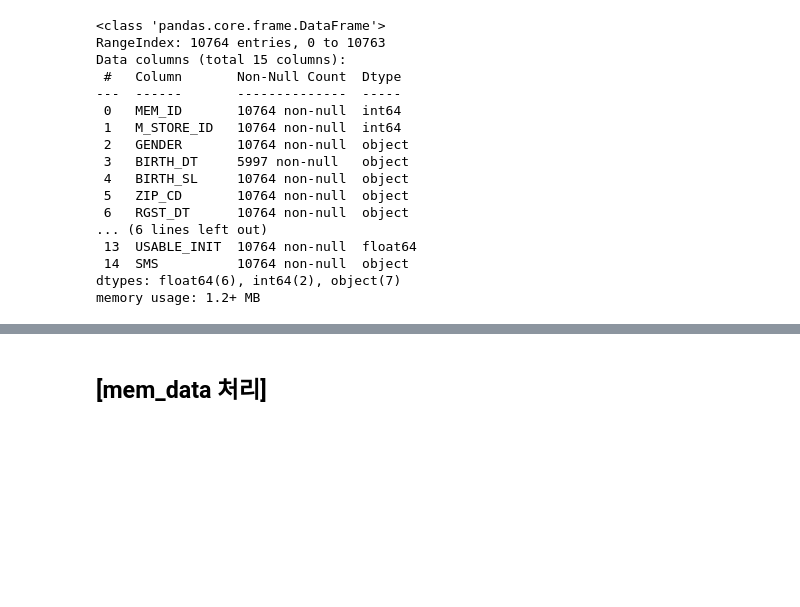
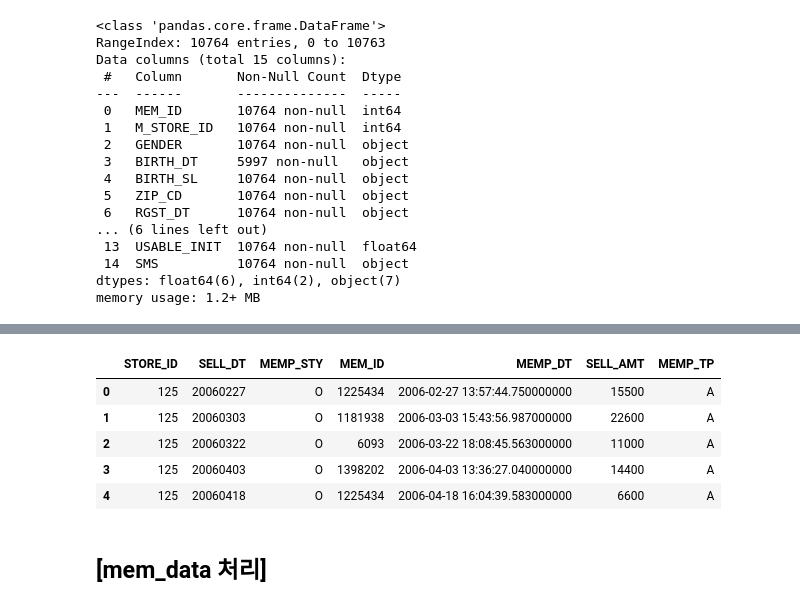
Before and after one commit to luckyspia/TIL, a Jupyter notebook: Machine_Learning/09.Practice_Part_1.ipynb, the cells around one changed output, grey strips where cells are left out. Drawn from its saved outputs; the diff is of its cells as text; code cells hidden in the pictures; blank space fills up the shorter version.

```diff
--- a/Machine_Learning/09.Practice_Part_1.ipynb
+++ b/Machine_Learning/09.Practice_Part_1.ipynb
@@ -30,3 +39,12 @@ memory usage: 1.2+ MB
+# %%
+mem_tr.head()
+# %% [output]
+|  | STORE_ID | SELL_DT | MEMP_STY | MEM_ID | MEMP_DT | SELL_AMT | MEMP_TP |
+| 0 | 125 | 20060227 | O | 1225434 | 2006-02-27 13:57:44.750000000 | 15500 | A |
+| 1 | 125 | 20060303 | O | 1181938 | 2006-03-03 15:43:56.987000000 | 22600 | A |
+| 2 | 125 | 20060322 | O | 6093 | 2006-03-22 18:08:45.563000000 | 11000 | A |
+| 3 | 125 | 20060403 | O | 1398202 | 2006-04-03 13:36:27.040000000 | 14400 | A |
+| 4 | 125 | 20060418 | O | 1225434 | 2006-04-18 16:04:39.583000000 | 6600 | A |
 # %% [markdown]
 ## **[mem_data 처리]**
 # %% [markdown]
```
Also changed, not shown: parts of 1 cell of this notebook.
